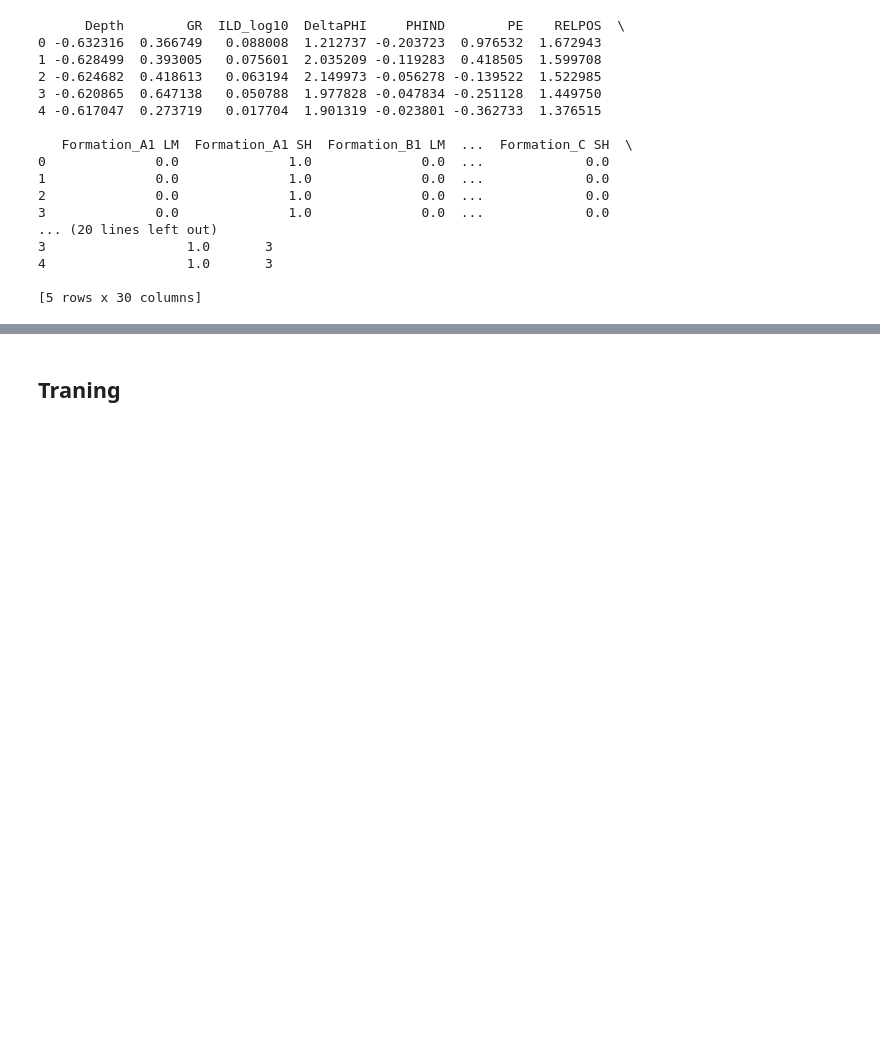
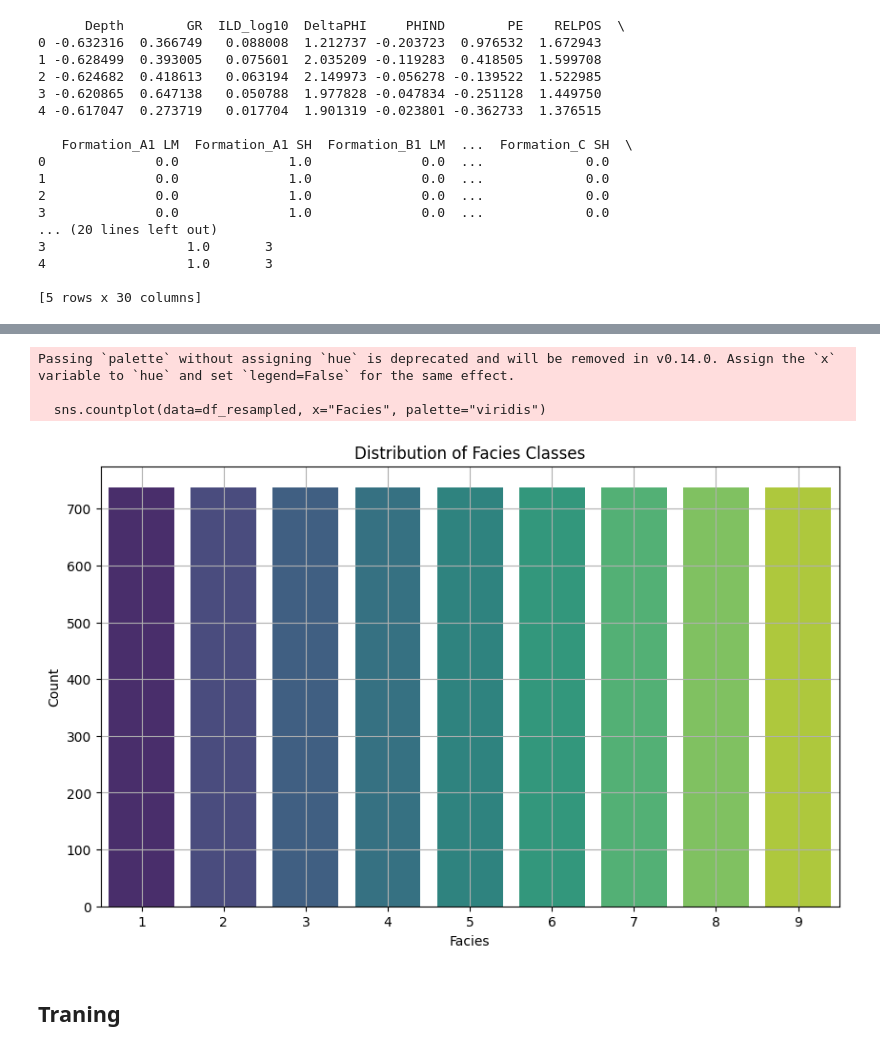
Before and after one commit to yutao-data/Transformer_Time_Series_Well_Log, a Jupyter notebook: transformer_well_log.ipynb, the cells around one changed output, grey strips where cells are left out. Drawn from its saved outputs; the diff is of its cells as text; code cells hidden in the pictures; blank space fills up the shorter version.

Commit message:
SMOTE Data Augmentation

```diff
--- a/transformer_well_log.ipynb
+++ b/transformer_well_log.ipynb
@@ -193,0 +191,14 @@ print(df_preprocessed.head())
+# %%
+from imblearn.over_sampling import SMOTE
+
+X = df_preprocessed.drop('Facies', axis=1)
+y = df_preprocessed['Facies']
+
+smote = SMOTE(random_state=42)
+X_resampled, y_resampled = smote.fit_resample(X, y)
+
+df_resampled = pd.DataFrame(X_resampled, columns=X.columns)
+df_resampled['Facies'] = y_resampled
+
+print("After SMOTE Augmentation Data：")
+print(df_resampled.head())
@@ -194,3 +223,17 @@ print(df_preprocessed.head())
+# %%
+# Facies distribution
+plt.figure(figsize=(10, 6))
+sns.countplot(data=df_resampled, x="Facies", palette="viridis")
+plt.title("Distribution of Facies Classes")
+plt.xlabel("Facies")
+plt.ylabel("Count")
+plt.grid(True)
+plt.show()
+# %% [output]
+Passing `palette` without assigning `hue` is deprecated and will be removed in v0.14.0. Assign the `x` variable to `hue` and set `legend=False` for the same effect.
+
+  sns.countplot(data=df_resampled, x="Facies", palette="viridis")
+[figure, added]
 # %% [markdown]
 ## Traning
 # %% [markdown]
```
Also changed, not shown: parts of 6 cells of this notebook.
